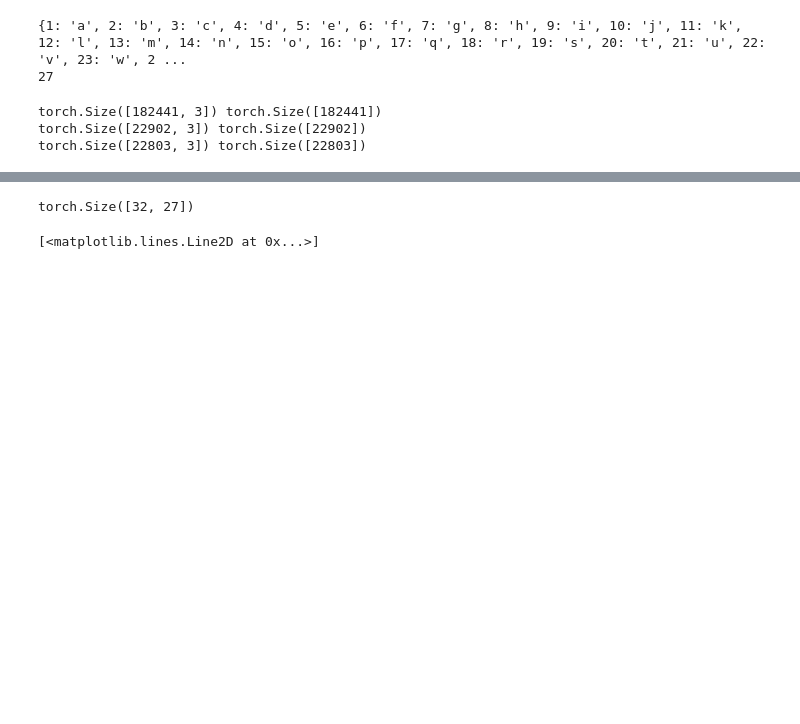
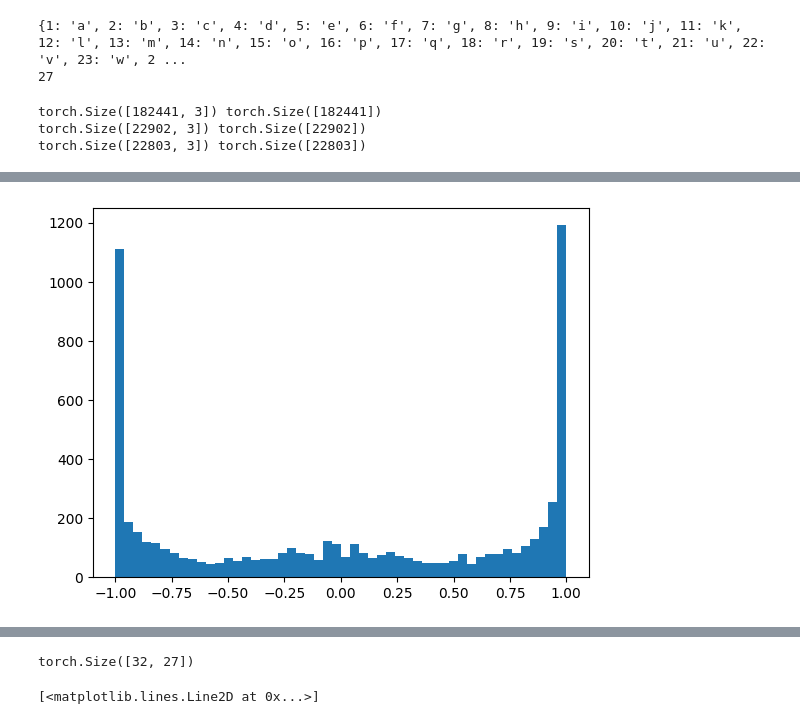
Before and after one commit to akdeb/deep-learning-tutorials, a Jupyter notebook: makemore_pt3.ipynb, the cells around one changed output, grey strips where cells are left out. Cells and saved outputs as stored; diff of their text form; code cells hidden in the pictures; blank space fills up the shorter version.

```diff
--- a/makemore_pt3.ipynb
+++ b/makemore_pt3.ipynb
@@ -129,0 +166,4 @@ for i in range(max_steps):
+# %%
+plt.hist(h.view(-1).tolist(), 50);
+# %% [output]
+[figure, added]
```
Also changed, not shown: parts of 10 cells of this notebook.
